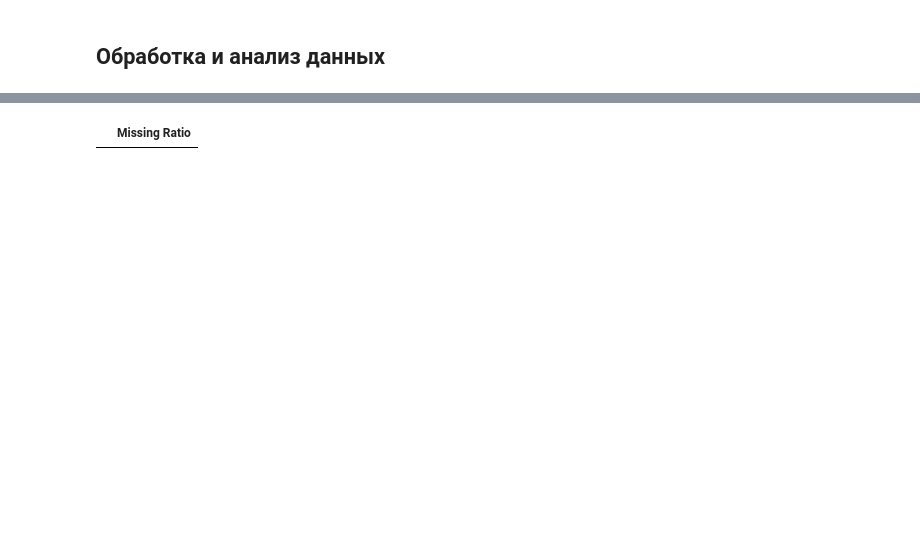
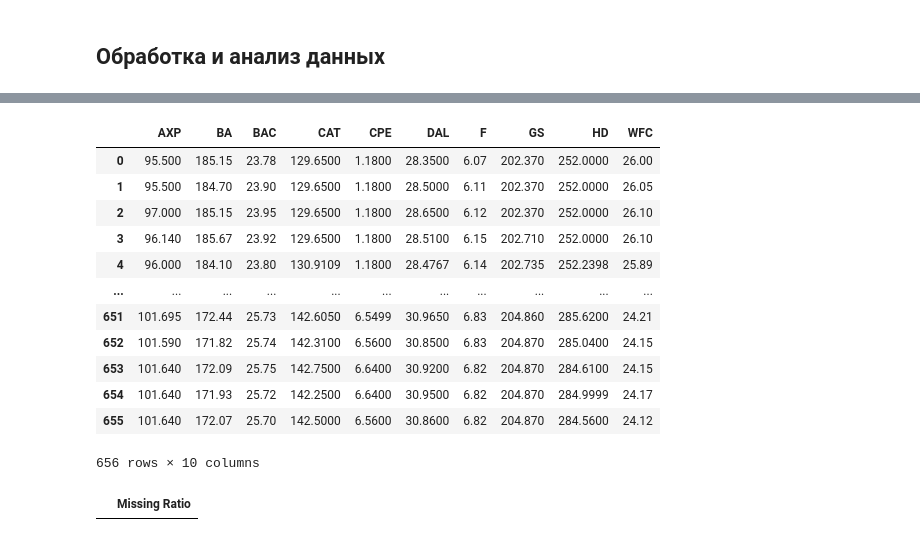
Before and after one commit to UrukHan/NeuroNetStockQuotes, a Jupyter notebook: DownloadApiData.ipynb, the cells around one changed output, grey strips where cells are left out. Cells and saved outputs as stored; diff of their text form; code cells hidden in the pictures; blank space fills up the shorter version.

```diff
--- a/DownloadApiData.ipynb
+++ b/DownloadApiData.ipynb
@@ -185,3 +188,20 @@ allData.iloc[0:5]
+# %%
+allData = allData.drop(['DataTime'], axis=1)
+allData
+# %% [output]
+|  | AXP | BA | BAC | CAT | CPE | DAL | F | GS | HD | WFC |
+| 0 | 95.500 | 185.15 | 23.78 | 129.6500 | 1.1800 | 28.3500 | 6.07 | 202.370 | 252.0000 | 26.00 |
+| 1 | 95.500 | 184.70 | 23.90 | 129.6500 | 1.1800 | 28.5000 | 6.11 | 202.370 | 252.0000 | 26.05 |
+| 2 | 97.000 | 185.15 | 23.95 | 129.6500 | 1.1800 | 28.6500 | 6.12 | 202.370 | 252.0000 | 26.10 |
+| 3 | 96.140 | 185.67 | 23.92 | 129.6500 | 1.1800 | 28.5100 | 6.15 | 202.710 | 252.0000 | 26.10 |
+| 4 | 96.000 | 184.10 | 23.80 | 130.9109 | 1.1800 | 28.4767 | 6.14 | 202.735 | 252.2398 | 25.89 |
+| ... | ... | ... | ... | ... | ... | ... | ... | ... | ... | ... |
+| 651 | 101.695 | 172.44 | 25.73 | 142.6050 | 6.5499 | 30.9650 | 6.83 | 204.860 | 285.6200 | 24.21 |
+| 652 | 101.590 | 171.82 | 25.74 | 142.3100 | 6.5600 | 30.8500 | 6.83 | 204.870 | 285.0400 | 24.15 |
+| 653 | 101.640 | 172.09 | 25.75 | 142.7500 | 6.6400 | 30.9200 | 6.82 | 204.870 | 284.6100 | 24.15 |
+| 654 | 101.640 | 171.93 | 25.72 | 142.2500 | 6.6400 | 30.9500 | 6.82 | 204.870 | 284.9999 | 24.17 |
+| 655 | 101.640 | 172.07 | 25.70 | 142.5000 | 6.5600 | 30.8600 | 6.82 | 204.870 | 284.5600 | 24.12 |
+656 rows × 10 columns
 # %%
 # Проверка на отсутствующие значения
 allData_na = allData.isnull().sum()
```
Also changed, not shown: parts of 13 cells of this notebook.
